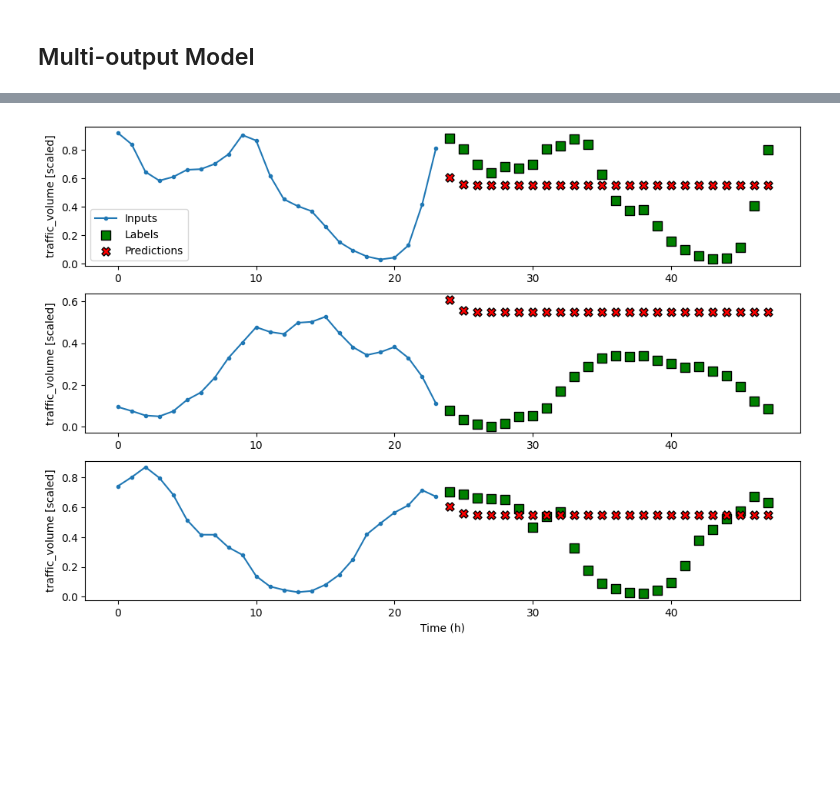
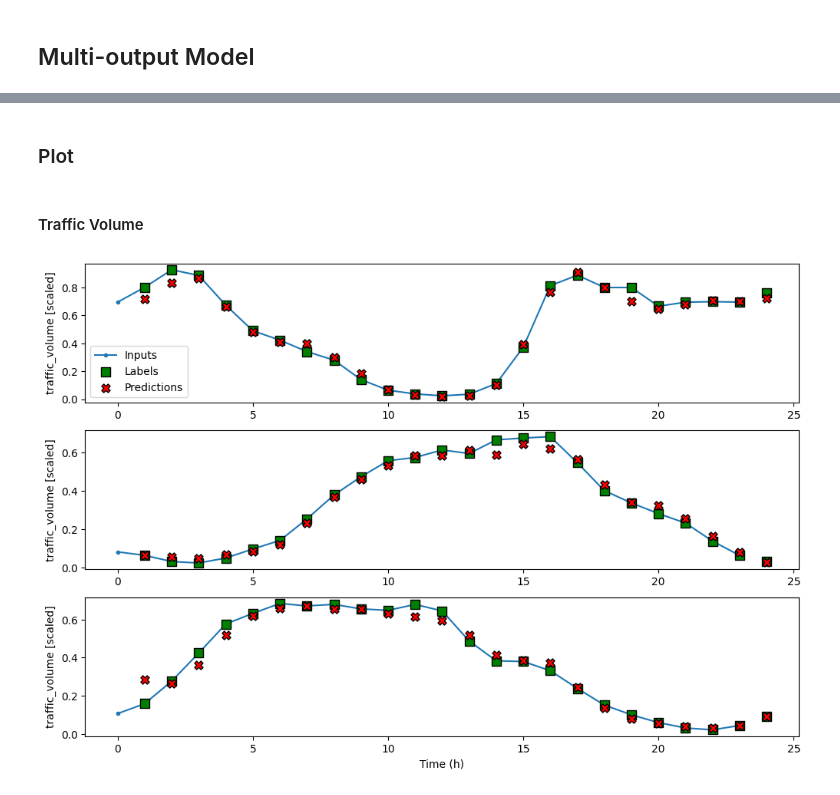
Before and after one commit to dewaalaw/dsprojects, a Jupyter notebook: traffic-flow-forecast/src/traffic_flow_forecasting_part_2.ipynb, the cells around one changed output, grey strips where cells are left out. Saved outputs shown, nothing was run; the diff lists cells and outputs as text; code cells hidden in the pictures; blank space fills up the shorter version.

```diff
--- a/traffic-flow-forecast/src/traffic_flow_forecasting_part_2.ipynb
+++ b/traffic-flow-forecast/src/traffic_flow_forecasting_part_2.ipynb
@@ -32,6 +32,8 @@ Mounted at /gdrive
 # %% [markdown]
 ## Load data
 # %%
-train_df = pd.read_csv('/gdrive/MyDrive/TrafficFlowData/metro_interstate_traffic_volume_train.csv')
-val_df = pd.read_csv('/gdrive/MyDrive/TrafficFlowData/metro_interstate_traffic_volume_validate.csv')
-test_df = pd.read_csv('/gdrive/MyDrive/TrafficFlowData/metro_interstate_traffic_volume_test.csv')
+train_df = pd.read_csv('/gdrive/MyDrive/TrafficFlowData/metro_interstate_traffic_volume_train.csv', index_col=0)
+val_df = pd.read_csv('/gdrive/MyDrive/TrafficFlowData/metro_interstate_traffic_volume_validate.csv', index_col=0)
+test_df = pd.read_csv('/gdrive/MyDrive/TrafficFlowData/metro_interstate_traffic_volume_test.csv', index_col=0)
+
+print(train_df.shape, val_df.shape, test_df.shape)
@@ -38,3 +45,6 @@ test_df = pd.read_csv('/gdrive/MyDrive/TrafficFlowData/metro_interstate_traffic_
+# %%
+plt.rcParams['figure.figsize'] = (10, 7.5)
+plt.rcParams['axes.grid'] = False
 # %%
 class DataWindow():
   # Initialise a DataWindow object
@@ -298,4 +402,8 @@ Epoch 9/50
+# %% [markdown]
+### Plot
+# %% [markdown]
+#### Traffic Volume
 # %%
-multi_window.plot(mo_lstm_model)
+mo_wide_window.plot(mo_lstm_model)
 # %% [output]
-[figure, old version]
+[figure, new version]
```
Also changed, not shown: parts of 18 cells of this notebook.
